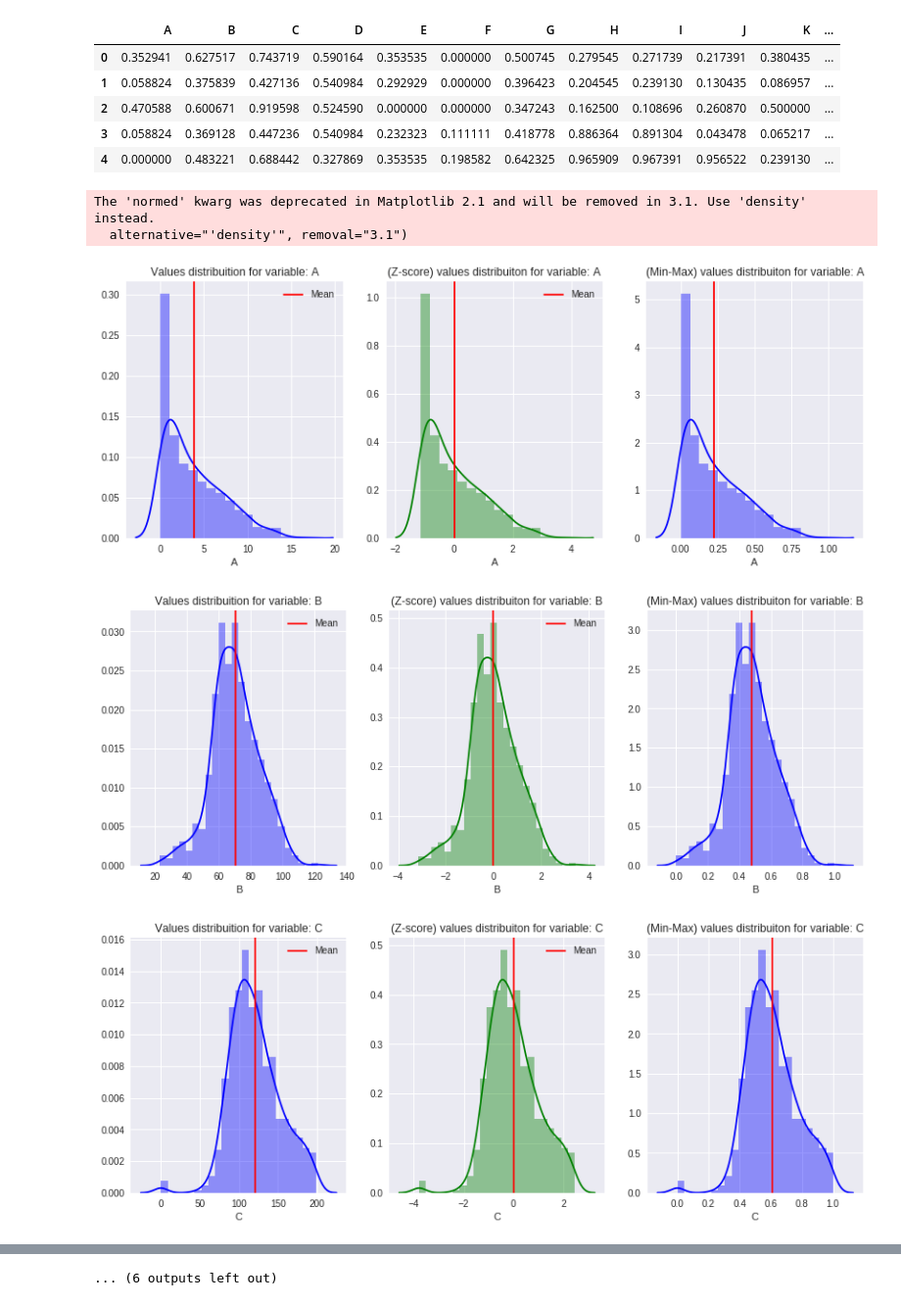
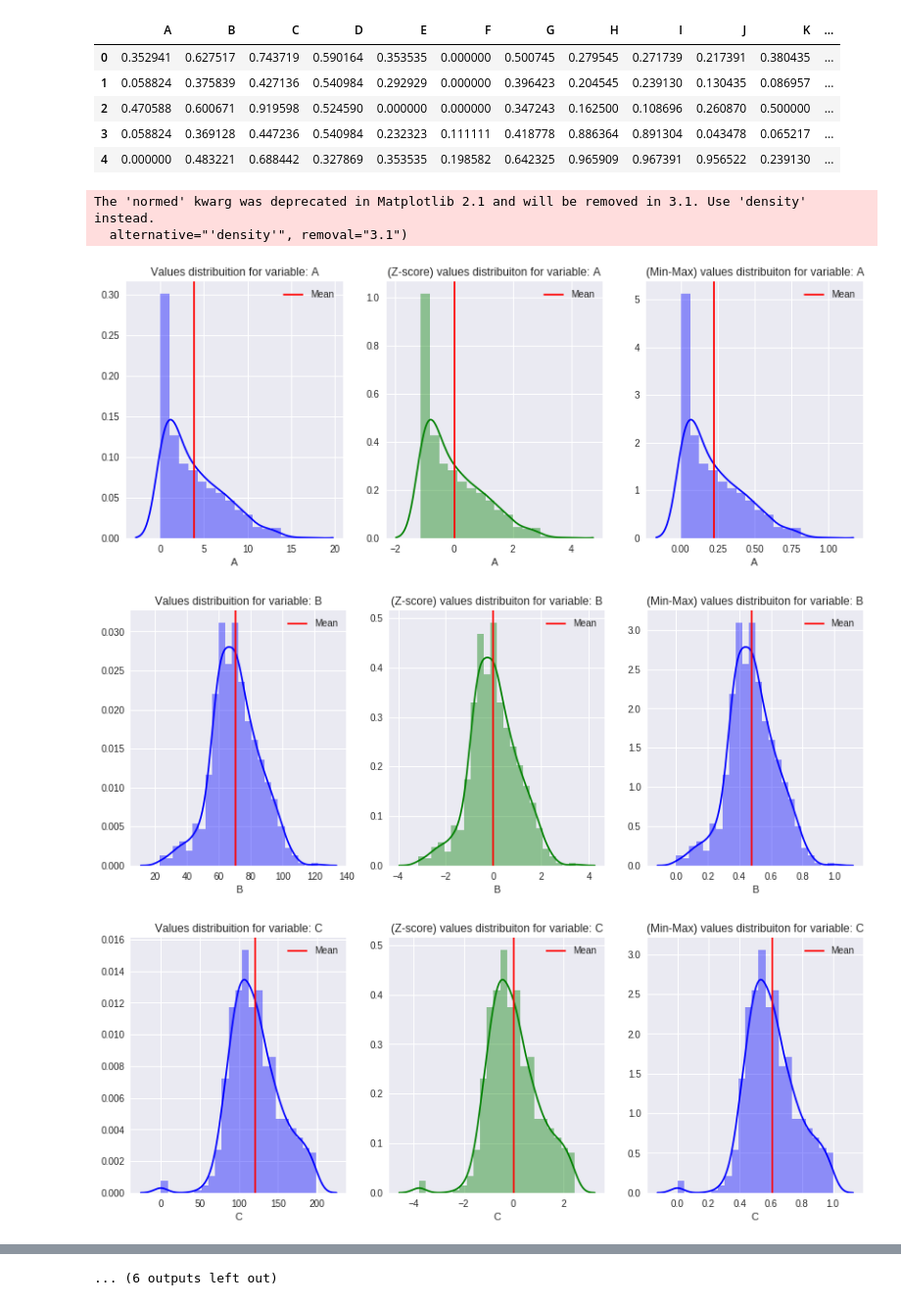
Before and after one commit to carvalheirafc/deep_learning_stuff, a Jupyter notebook: statistical_analysis/diabetes/diabetes_stats_analysis.ipynb, the cells around one changed output, grey strips where cells are left out. Shown at 98% size. Saved outputs shown, nothing was run; the diff lists cells and outputs as text; code cells hidden in the pictures.

Commit message:
legend fix

```diff
--- a/statistical_analysis/diabetes/diabetes_stats_analysis.ipynb
+++ b/statistical_analysis/diabetes/diabetes_stats_analysis.ipynb
@@ -66,29 +66,29 @@ diabetes_min_max.head()
 # %%
 # Plotting all columns of both datasets. Normalized and Original.
 # To compare the results of Normalization on values distribuition.
 for column in diabetes_norm.columns:
   fig, ax = plt.subplots(1,3, figsize=(14,5))
 
   ax_ = sns.distplot(diabetes[column], ax=ax[0], color='blue')
   ax_.axvline(diabetes[column].mean(), color='r', label='Mean')
   ax_.set_title('Values distribuition for variable: '+column)
   ax_.legend()
 
   ax_norm = sns.distplot(diabetes_norm[column], ax=ax[1], color='green')
   ax_norm.axvline(diabetes_norm[column].mean(), color='r', label='Mean')
   ax_norm.set_title('(Z-score) values distribuiton for variable: '+column)
   ax_norm.legend()
 
   ax_norm_min_max = sns.distplot(diabetes_min_max[column], ax=ax[2], color='blue')
   ax_norm_min_max.axvline(diabetes_min_max[column].mean(), color='r', label='Mean')
   ax_norm_min_max.set_title('(Min-Max) values distribuiton for variable: '+column)
-  ax_norm.legend()
+  ax_norm_min_max.legend()
 
 
 plt.show()
 # %% [output]
 The 'normed' kwarg was deprecated in Matplotlib 2.1 and will be removed in 3.1. Use 'density' instead.
   alternative="'density'", removal="3.1")
-[figure, old version]
+[figure, new version]
-[figure, old version]
+[figure, new version]
-[figure, old version]
+[figure, new version]
```
Also changed, not shown: parts of 1 cell of this notebook.
